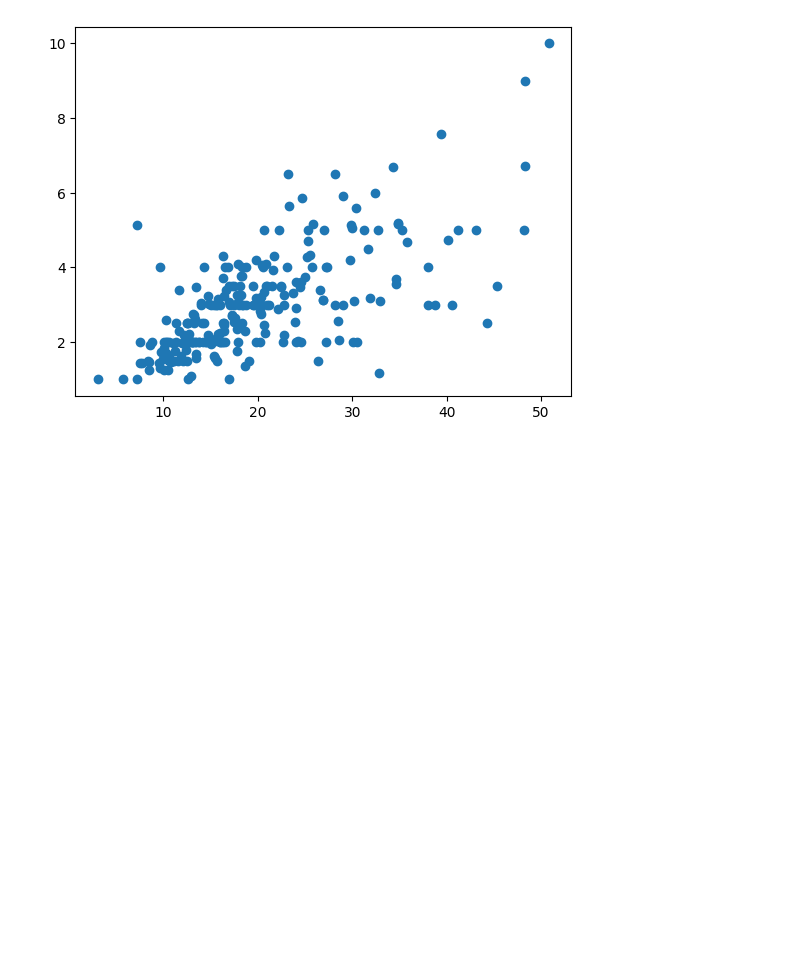
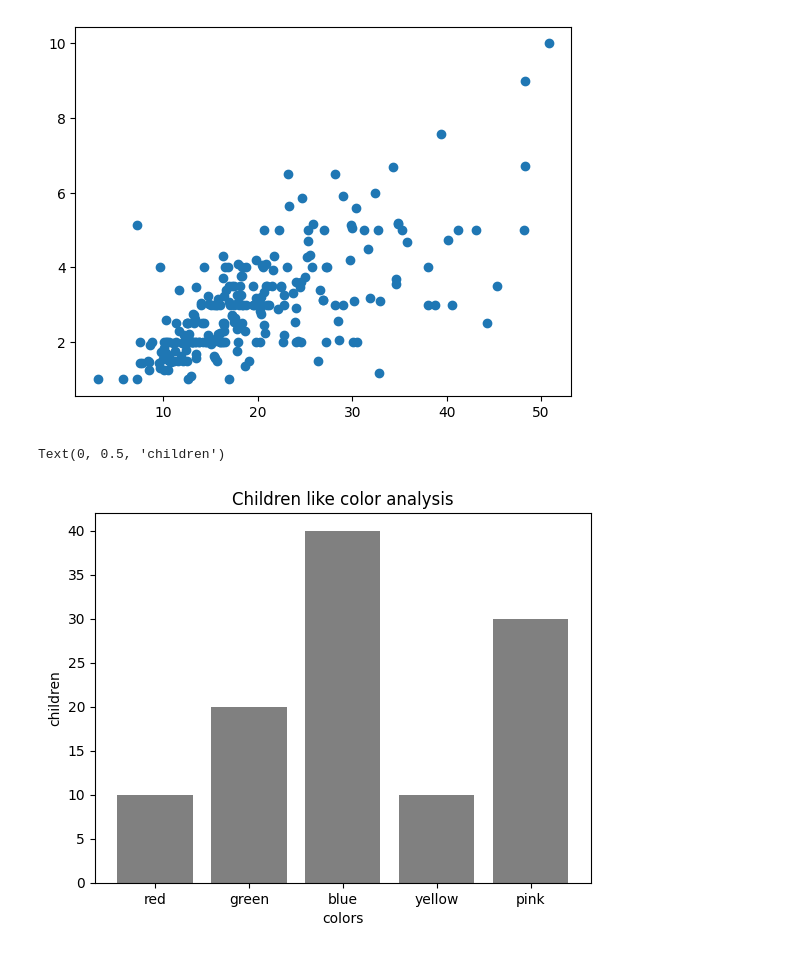
Before and after one commit to abdullah-621/Matplotlib, a Jupyter notebook: Matplotlib_part1.ipynb, the cells around one changed output. Drawn from its saved outputs; the diff is of its cells as text; code cells hidden in the pictures; blank space fills up the shorter version.

```diff
--- a/Matplotlib_part1.ipynb
+++ b/Matplotlib_part1.ipynb
@@ -187,3 +187,16 @@ plt.plot(tips['total_bill'], tips['tip'], 'o')
 # %% [output]
 [<matplotlib.lines.Line2D at 0x...>]
 [figure]
+# %%
+# simple bar chart
+
+children = [10,20,40,10,30]
+colors = ['red', 'green', 'blue', 'yellow', 'pink']
+
+plt.bar(colors, children, color = 'gray')
+plt.title('Children like color analysis')
+plt.xlabel("colors")
+plt.ylabel("children")
+# %% [output]
+Text(0, 0.5, 'children')
+[figure, added]
```
Also changed, not shown: parts of 27 cells of this notebook.
